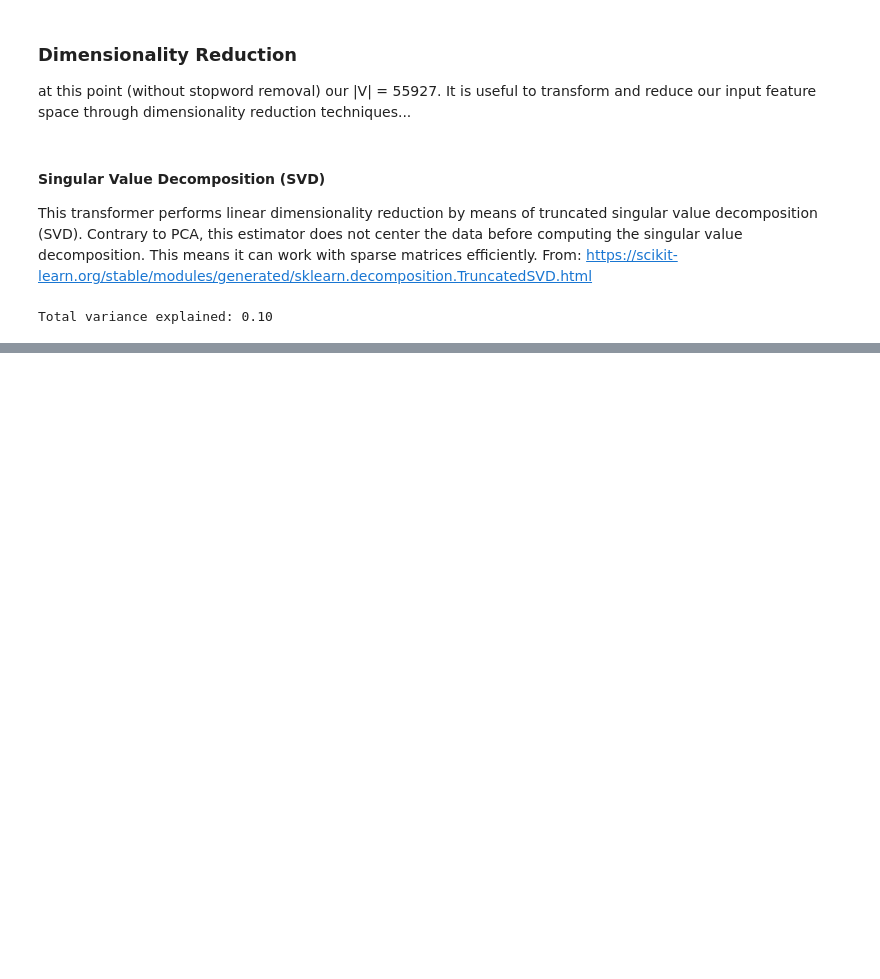
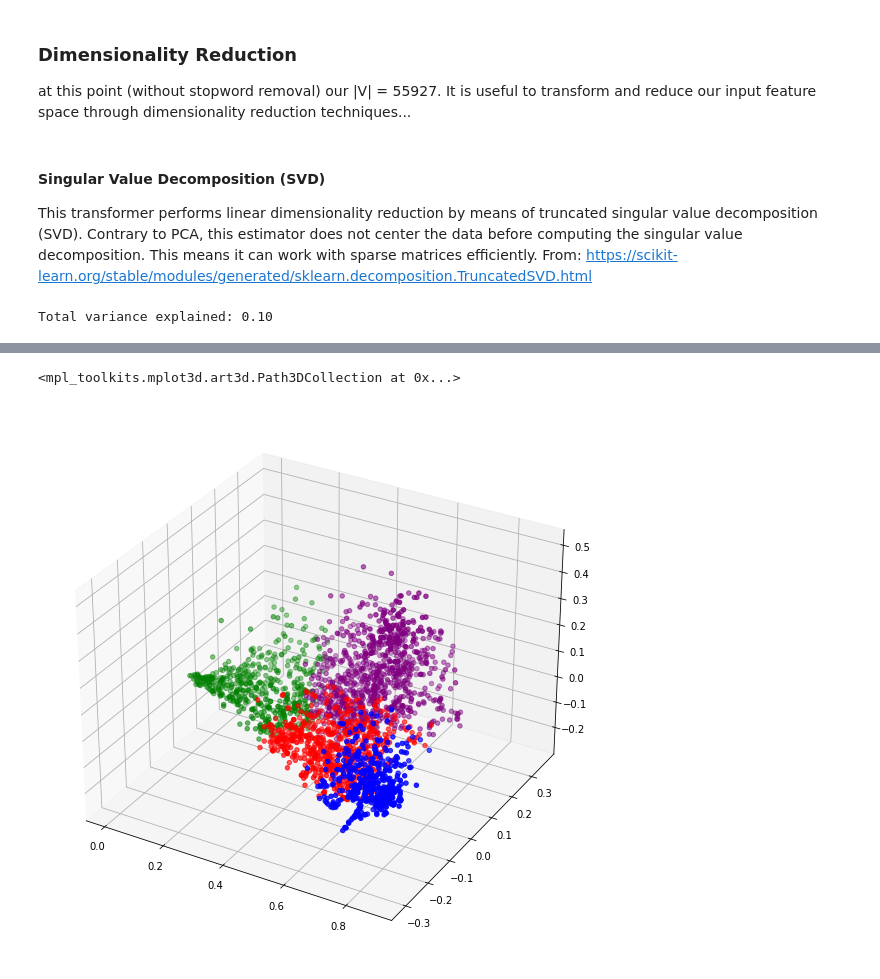
Before and after one commit to asreview-ftm-hackathon/Visualization_JAMC__3DInteractive, a Jupyter notebook: exploration.ipynb, the cells around one changed output, grey strips where cells are left out. Cells and saved outputs as stored; diff of their text form; code cells hidden in the pictures; blank space fills up the shorter version.

```diff
--- a/exploration.ipynb
+++ b/exploration.ipynb
@@ -220,0 +232,15 @@ json.dump(dims_dict, open("results/prelim_data.json",'w'), indent=0)
+# %%
+km = KMeans(n_clusters=5, n_init = 15, random_state=42) #ToDo: hyperparameter optimisation
+clusters = km.fit_predict(X_svd)
+clusters.resize(2509,1)
+svd_clustered = np.append(X_svd, clusters, axis=1)
+# %%
+import matplotlib
+colors = ['red','green','blue','purple']
+
+fig = plt.figure(figsize=(10,10))
+ax = plt.axes(projection='3d')
+ax.scatter(X_svd[:,0],X_svd[:,1], X_svd[:,2], c=svd_clustered[:,3], cmap=matplotlib.colors.ListedColormap(colors) )
+# %% [output]
+<mpl_toolkits.mplot3d.art3d.Path3DCollection at 0x...>
+[figure, added]
```
Also changed, not shown: parts of 8 cells of this notebook.
